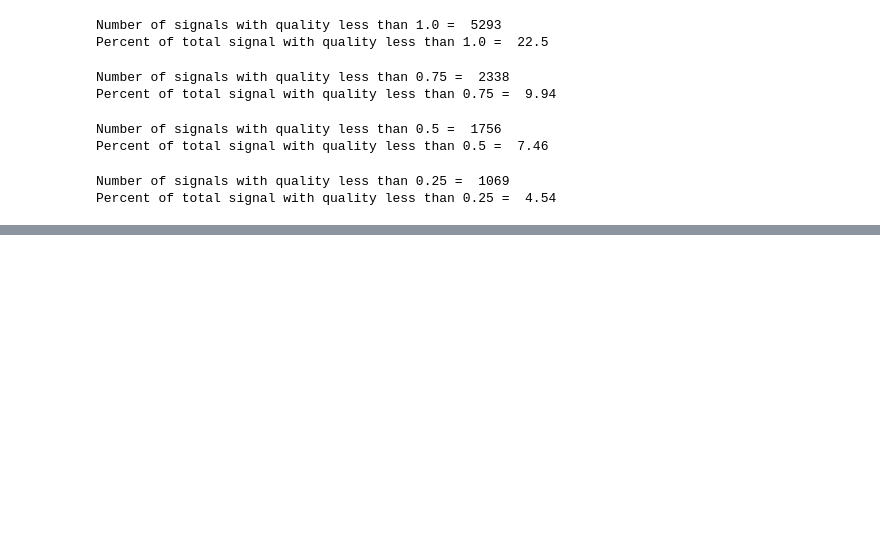
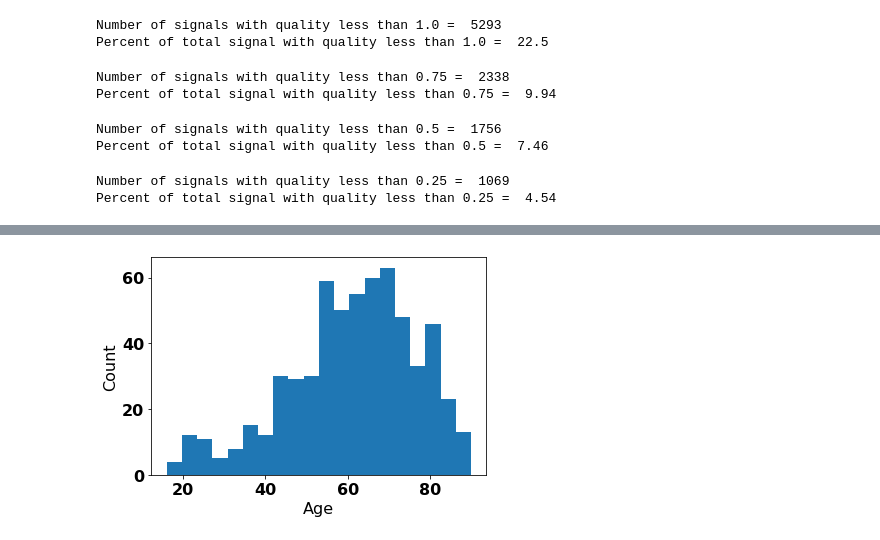
Before and after one commit to Bsingstad/EEG-predict-cardiac-arrest-recovery, a Jupyter notebook: EDA_George_Moody_Challenge_2023.ipynb, the cells around one changed output, grey strips where cells are left out. Saved outputs shown, nothing was run; the diff lists cells and outputs as text; code cells hidden in the pictures; blank space fills up the shorter version.

```diff
--- a/EDA_George_Moody_Challenge_2023.ipynb
+++ b/EDA_George_Moody_Challenge_2023.ipynb
@@ -223,0 +208,2 @@ ICARE_0874
+# %%
+patient_data =  load_text_file("/content/data/training/ICARE_0284/ICARE_0284.txt")
@@ -223,0 +227,43 @@ ICARE_0874
+# %%
+patient = []
+age = []
+sex = []
+rosc = []
+ohca = []
+vfib = []
+ttm = []
+outcome = []
+outcome_prob = []
+cpc = []
+
+for root, dirs, files in os.walk("./data/training/"):
+   for name in files:
+      if os.path.join(root, name).endswith(".txt"):
+        patient_data = load_text_file(os.path.join(root, name))
+        patient.append(get_patient_id(patient_data))
+        age.append(get_age(patient_data))
+        sex.append(get_sex(patient_data))
+        rosc.append(get_rosc(patient_data))
+        ohca.append(get_ohca(patient_data))
+        vfib.append(get_vfib(patient_data))
+        ttm.append(get_ttm(patient_data))
+        outcome.append(get_outcome(patient_data))
+        #outcome_prob.append(get_outcome_probability(patient_data))
+        cpc.append(get_cpc(patient_data))
+patient = np.asarray(patient)
+age = np.asarray(age)
+sex = np.asarray(sex)
+rosc = np.asarray(rosc)
+ohca = np.asarray(ohca)
+vfib = np.asarray(vfib)
+ttm = np.asarray(ttm)
+outcome = np.asarray(outcome)
+outcome_prob =np.asarray(outcome_prob)
+cpc = np.asarray(cpc)
+# %%
+plt.hist(age, bins=20)
+plt.xlabel("Age")
+plt.ylabel("Count")
+plt.show()
+# %% [output]
+[figure, added]
```
Also changed, not shown: parts of 57 cells of this notebook.
